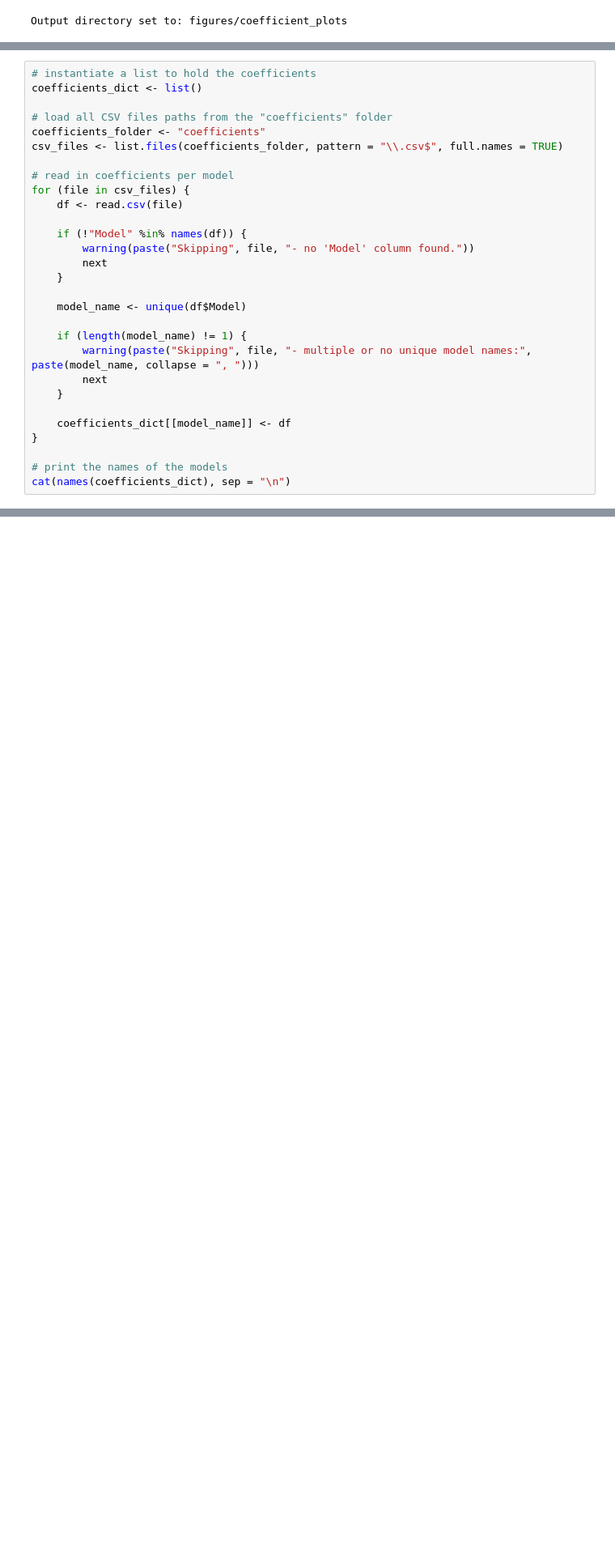
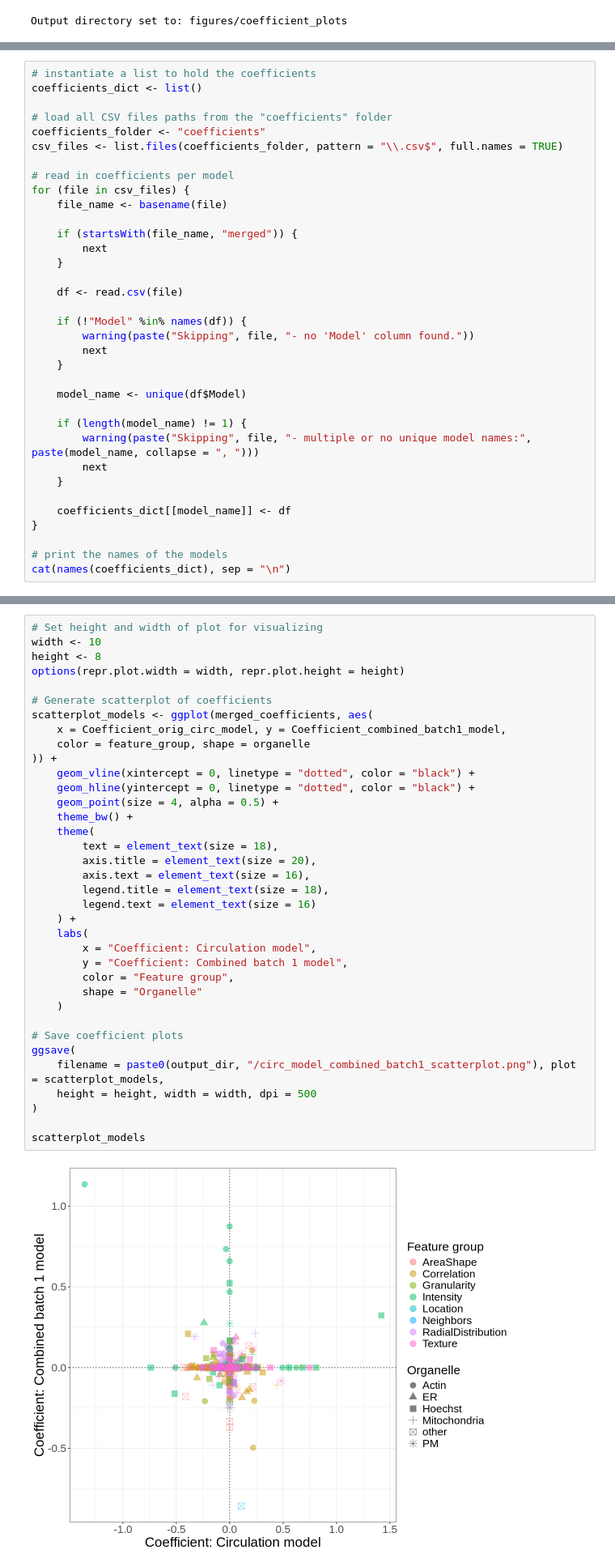
Before and after one commit to WayScience/targeted_fibrosis_drug_screen, a Jupyter notebook: 3b.exploratory_analysis/3.visualize_coefficients.ipynb, the cells around one changed output, grey strips where cells are left out. Shown: that part at 81% size. Saved outputs shown, nothing was run; the diff lists cells and outputs as text; blank space fills up the shorter version.

Commit message:
Scatterplot of coefficients between cir and combined model (#25)
* scatterplot of coefficients between cir and combined model

* update code per PR review

```diff
--- a/3b.exploratory_analysis/3.visualize_coefficients.ipynb
+++ b/3b.exploratory_analysis/3.visualize_coefficients.ipynb
@@ -28,6 +34,12 @@ csv_files <- list.files(coefficients_folder, pattern = "\\.csv$", full.names = T
 
 # read in coefficients per model
 for (file in csv_files) {
+    file_name <- basename(file)
+
+    if (startsWith(file_name, "merged")) {
+        next
+    }
+
     df <- read.csv(file)
 
     if (!"Model" %in% names(df)) {
@@ -151,0 +215,38 @@ plots[[1]]
+# %%
+# Set height and width of plot for visualizing
+width <- 10
+height <- 8
+options(repr.plot.width = width, repr.plot.height = height)
+
+# Generate scatterplot of coefficients
+scatterplot_models <- ggplot(merged_coefficients, aes(
+    x = Coefficient_orig_circ_model, y = Coefficient_combined_batch1_model,
+    color = feature_group, shape = organelle
+)) +
+    geom_vline(xintercept = 0, linetype = "dotted", color = "black") +
+    geom_hline(yintercept = 0, linetype = "dotted", color = "black") +
+    geom_point(size = 4, alpha = 0.5) +
+    theme_bw() +
+    theme(
+        text = element_text(size = 18),
+        axis.title = element_text(size = 20),
+        axis.text = element_text(size = 16),
+        legend.title = element_text(size = 18),
+        legend.text = element_text(size = 16)
+    ) +
+    labs(
+        x = "Coefficient: Circulation model",
+        y = "Coefficient: Combined batch 1 model",
+        color = "Feature group",
+        shape = "Organelle"
+    )
+
+# Save coefficient plots
+ggsave(
+    filename = paste0(output_dir, "/circ_model_combined_batch1_scatterplot.png"), plot = scatterplot_models,
+    height = height, width = width, dpi = 500
+)
+
+scatterplot_models
+# %% [output]
+[figure, added]
```
Also changed, not shown: parts of 7 cells of this notebook, 5 other files.
